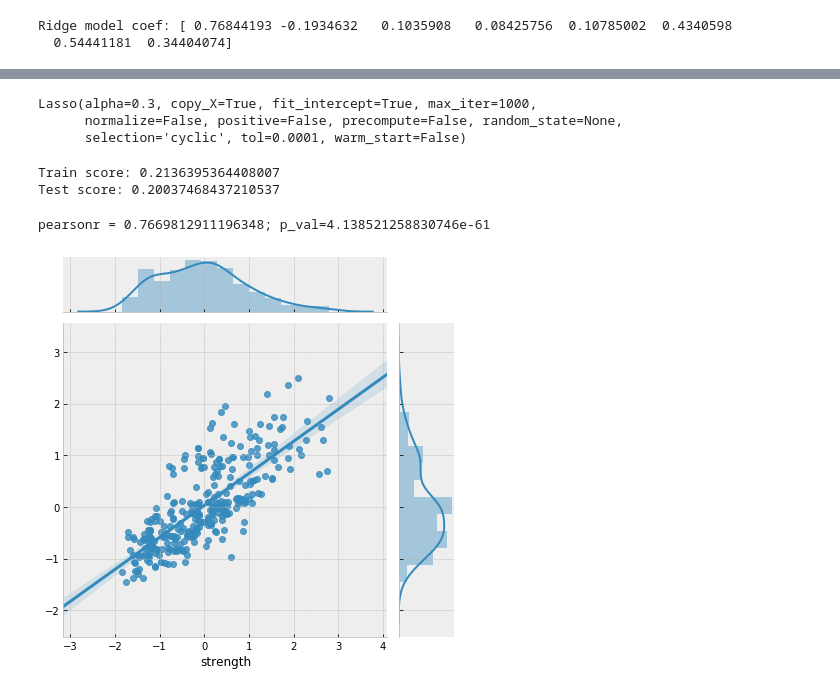
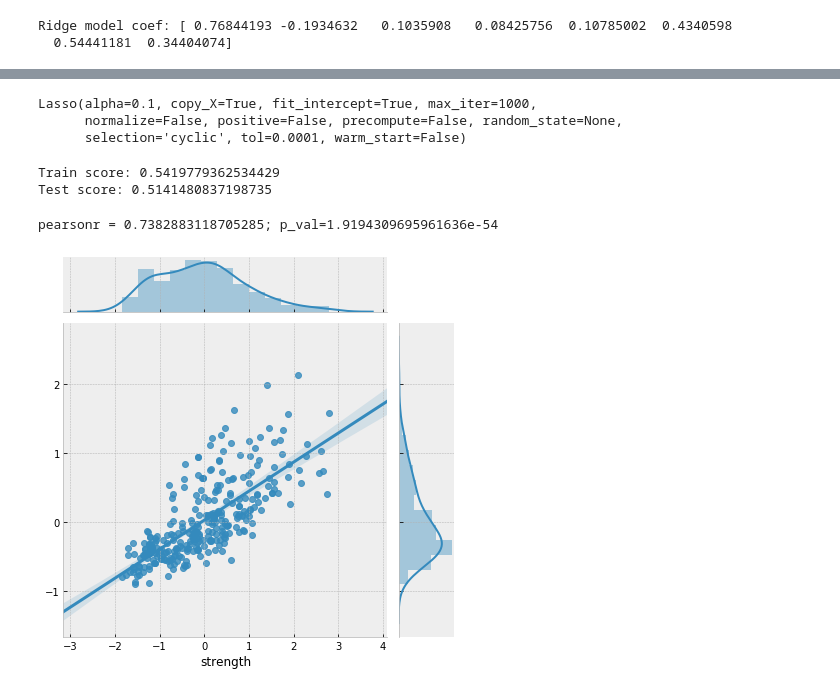
Before and after one commit to imanjunathn/FeatureEngineering, a Jupyter notebook: FMT.ipynb, the cells around one changed output, grey strips where cells are left out. Drawn from its saved outputs; the diff is of its cells as text; code cells hidden in the pictures.

Commit message:
Model comaprision. Measuring Errors.

```diff
--- a/FMT.ipynb
+++ b/FMT.ipynb
@@ -1100,8 +1212,8 @@ tracker_df.head(20)
 # %%
-lasso_model = Lasso(alpha=0.3)
+lasso_model = Lasso(alpha=0.1)
 lasso_model.fit(X_train,y_train)
 # %% [output]
-Lasso(alpha=0.3, copy_X=True, fit_intercept=True, max_iter=1000,
+Lasso(alpha=0.1, copy_X=True, fit_intercept=True, max_iter=1000,
       normalize=False, positive=False, precompute=False, random_state=None,
       selection='cyclic', tol=0.0001, warm_start=False)
 # %%
@@ -1110,16 +1222,16 @@ lasso_test_score = lasso_model.score(X_test,y_test)
 print(f"Train score: {lasso_train_score}")
 print(f"Test score: {lasso_test_score}")
 # %% [output]
-Train score: 0.2136395364408007
-Test score: 0.20037468437210537
+Train score: 0.5419779362534429
+Test score: 0.5141480837198735
 # %%
-lasso_y_pred = ridge_model.predict(X_test)
+lasso_y_pred = lasso_model.predict(X_test)
 sns.jointplot(y_test,lasso_y_pred,kind='reg')
 corr_lasso,p_val_lasso = pearsonr(y_test,lasso_y_pred)
 print(f"pearsonr = {corr_lasso}; p_val={p_val_lasso}")
 # %% [output]
-pearsonr = 0.7669812911196348; p_val=4.138521258830746e-61
+pearsonr = 0.7382883118705285; p_val=1.9194309695961636e-54
-[figure, old version]
+[figure, new version]
 # %%
 print(f"Lasso model coef: {lasso_model.coef_}")
 # %% [output]
```
Also changed, not shown: parts of 73 cells of this notebook.
